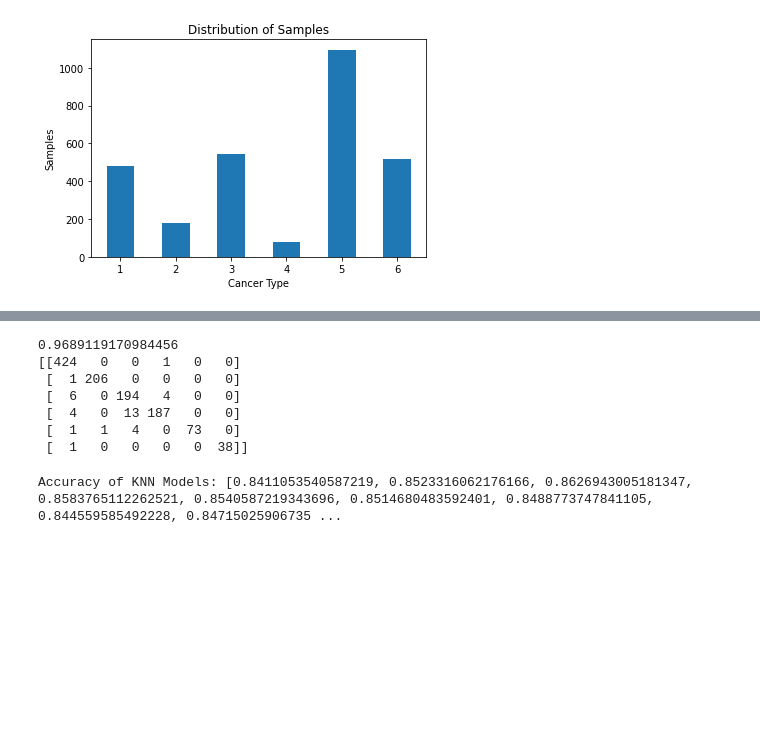
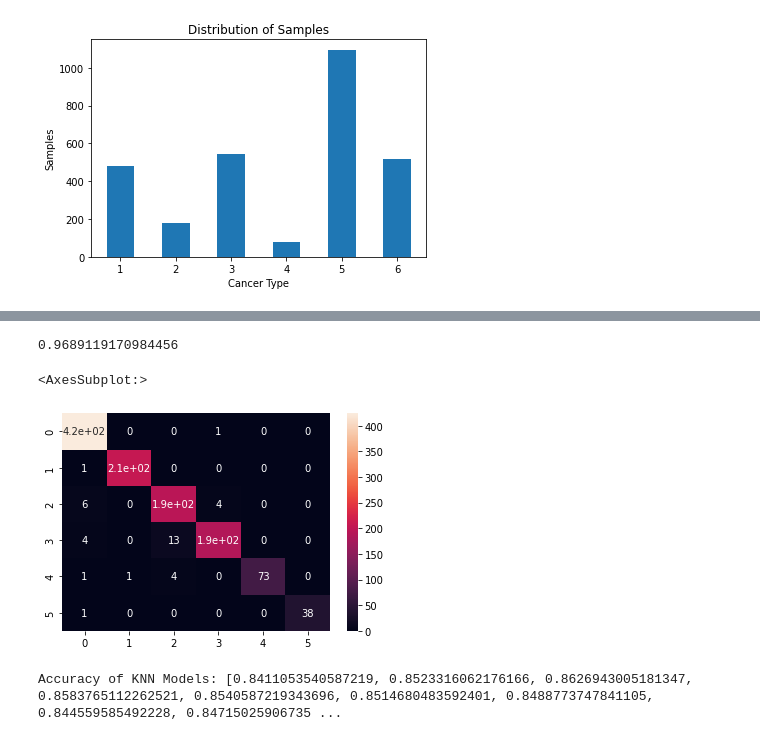
Before and after one commit to hakanjian/MLHW3, a Jupyter notebook: cancerClassifier.ipynb, the cells around one changed output, grey strips where cells are left out. Cells and saved outputs as stored; diff of their text form; code cells hidden in the pictures; blank space fills up the shorter version.

```diff
--- a/cancerClassifier.ipynb
+++ b/cancerClassifier.ipynb
@@ -139,19 +147,16 @@ print(confusion_matrix(y_test, preds1))
 # %%
 #RFC
 clf = RandomForestClassifier(max_depth=None, random_state=0)
 clf.fit(X_train, y_train)
 preds2 = clf.predict(X_test)
 print(accuracy_score(y_test, preds2))
 
-print(confusion_matrix(y_test, preds2))
+rfcCM = confusion_matrix(y_test, preds2)
+sns.heatmap(rfcCM, annot=True)
 # %% [output]
 0.9689119170984456
-[[424   0   0   1   0   0]
- [  1 206   0   0   0   0]
- [  6   0 194   4   0   0]
- [  4   0  13 187   0   0]
- [  1   1   4   0  73   0]
- [  1   0   0   0   0  38]]
+<AxesSubplot:>
+[figure, added]
 # %%
 scores = []
 for k in range(1,35,2):
```
Also changed, not shown: parts of 2 cells of this notebook.
